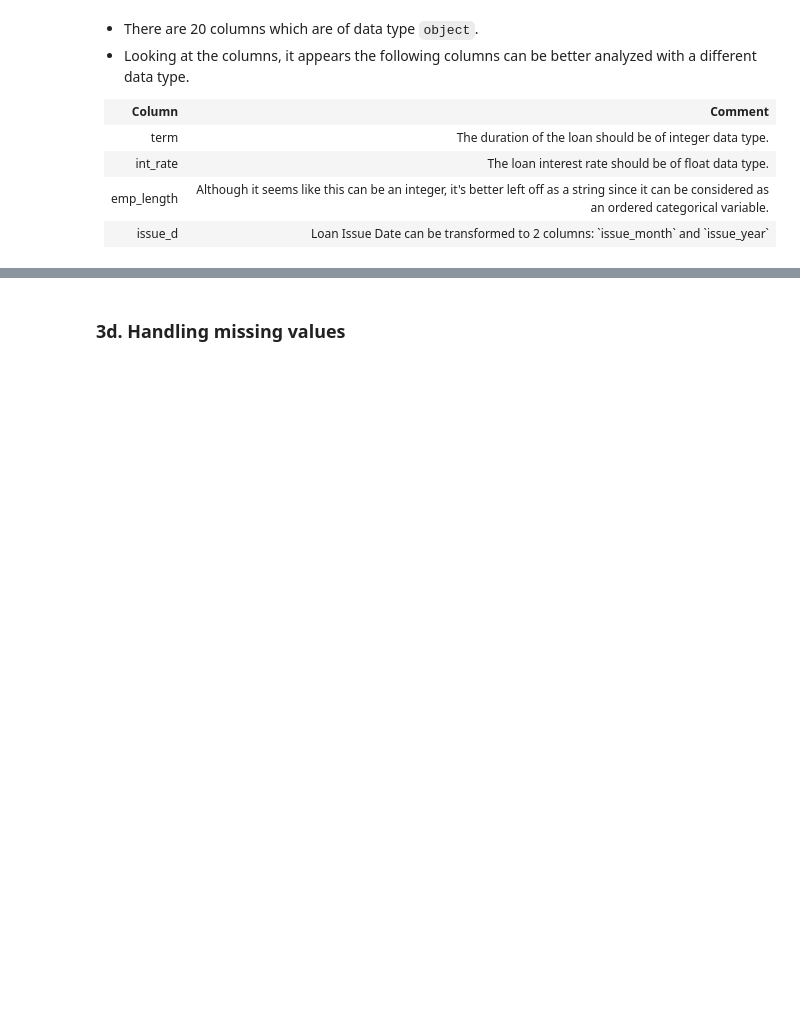
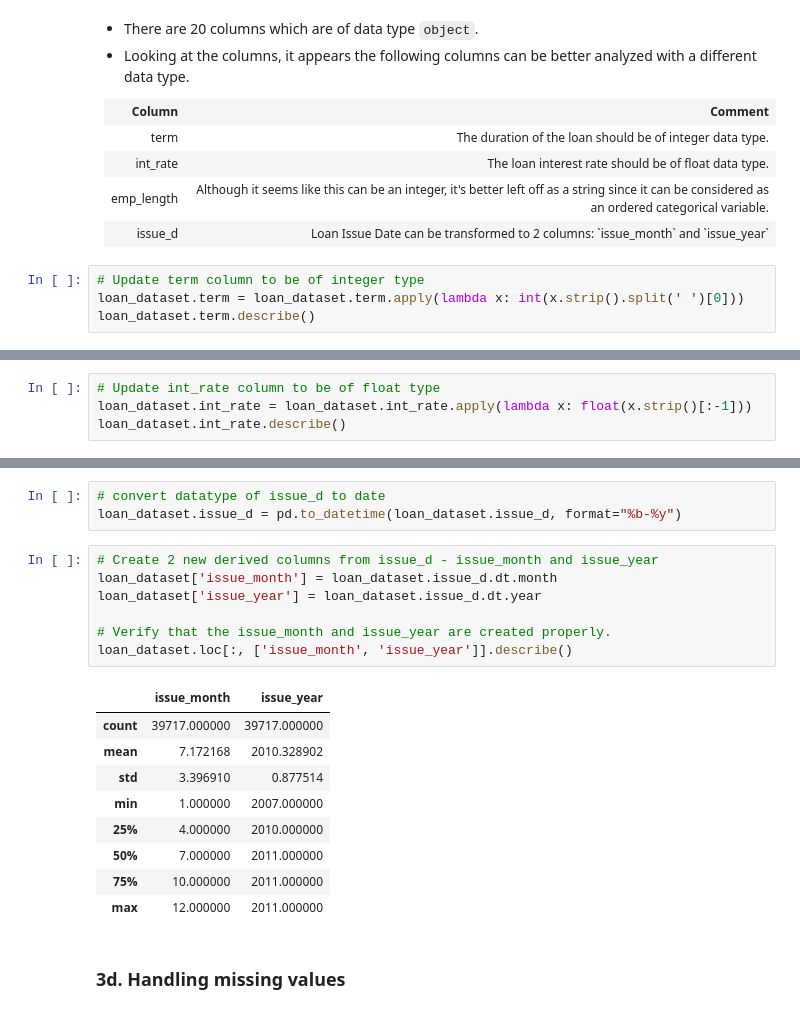
Before and after one commit to cyberpirate92/lending-club-case-study, a Jupyter notebook: Lending Club Case Study v2.ipynb, the cells around one changed output, grey strips where cells are left out. Saved outputs shown, nothing was run; the diff lists cells and outputs as text; blank space fills up the shorter version.

```diff
--- a/Lending Club Case Study v2.ipynb
+++ b/Lending Club Case Study v2.ipynb
@@ -205,3 +205,7 @@ loan_dataset.select_dtypes('object').head(1).transpose()
         <td>Loan Issue Date can be transformed to 2 columns: `issue_month` and `issue_year`</td>
     </tr>
 </table>
+# %%
+# Update term column to be of integer type
+loan_dataset.term = loan_dataset.term.apply(lambda x: int(x.strip().split(' ')[0]))
+loan_dataset.term.describe()
@@ -207,0 +222,4 @@ loan_dataset.select_dtypes('object').head(1).transpose()
+# %%
+# Update int_rate column to be of float type
+loan_dataset.int_rate = loan_dataset.int_rate.apply(lambda x: float(x.strip()[:-1]))
+loan_dataset.int_rate.describe()
@@ -208,3 +236,23 @@ loan_dataset.select_dtypes('object').head(1).transpose()
+# %%
+# convert datatype of issue_d to date
+loan_dataset.issue_d = pd.to_datetime(loan_dataset.issue_d, format="%b-%y")
+# %%
+# Create 2 new derived columns from issue_d - issue_month and issue_year
+loan_dataset['issue_month'] = loan_dataset.issue_d.dt.month
+loan_dataset['issue_year'] = loan_dataset.issue_d.dt.year
+
+# Verify that the issue_month and issue_year are created properly.
+loan_dataset.loc[:, ['issue_month', 'issue_year']].describe()
+# %% [output]
+|  | issue_month | issue_year |
+| count | 39717.000000 | 39717.000000 |
+| mean | 7.172168 | 2010.328902 |
+| std | 3.396910 | 0.877514 |
+| min | 1.000000 | 2007.000000 |
+| 25% | 4.000000 | 2010.000000 |
+| 50% | 7.000000 | 2011.000000 |
+| 75% | 10.000000 | 2011.000000 |
+| max | 12.000000 | 2011.000000 |
 # %% [markdown]
 ### 3d. Handling missing values
 # %%
```
Also changed, not shown: parts of 2 cells of this notebook.
